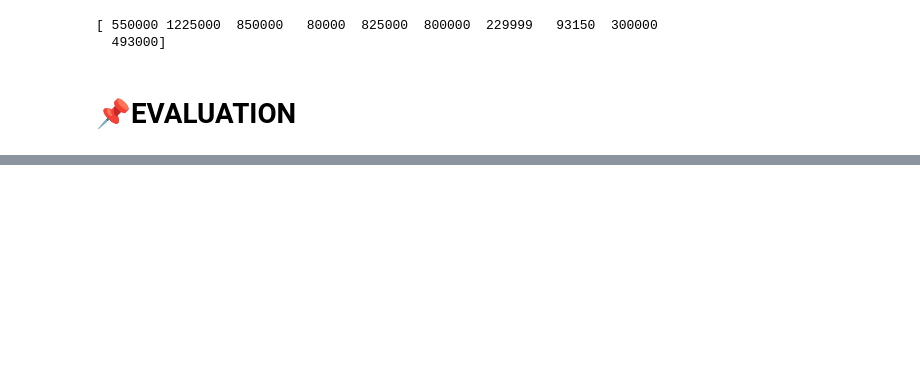
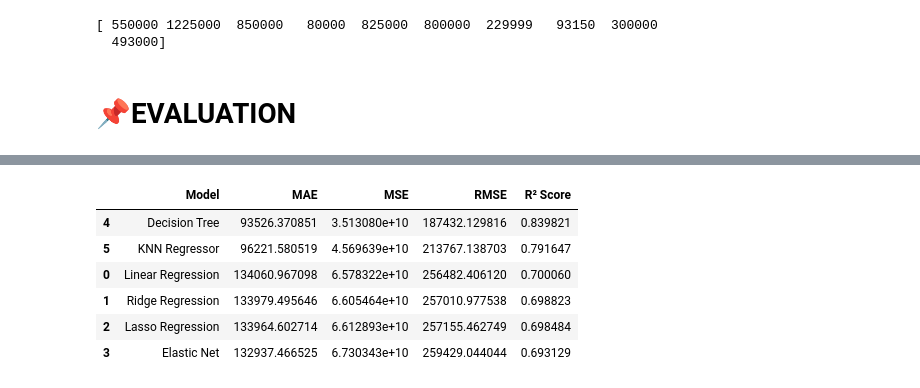
Before and after one commit to madamx11/Car-price-Prediction-Model, a Jupyter notebook: ml/Notebook_training_fixed (1).ipynb, the cells around one changed output, grey strips where cells are left out. Drawn from its saved outputs; the diff is of its cells as text; code cells hidden in the pictures; blank space fills up the shorter version.

```diff
--- a/ml/Notebook_training_fixed (1).ipynb
+++ b/ml/Notebook_training_fixed (1).ipynb
@@ -2718,0 +2768,50 @@ AttributeError: 'Index' object has no attribute 'sum'
+# %%
+results = []
+
+for name, model in models.items():
+
+    model.fit(x_train, y_train)
+
+    y_pred = model.predict(x_test)
+
+    mae = mean_absolute_error(y_test, y_pred)
+
+    mse = mean_squared_error(y_test, y_pred)
+
+    rmse = np.sqrt(mse)
+
+    r2 = r2_score(y_test, y_pred)
+
+    results.append([
+        name,
+        mae,
+        mse,
+        rmse,
+        r2
+    ])
+# %%
+comparison = pd.DataFrame(
+    results,
+    columns=[
+        "Model",
+        "MAE",
+        "MSE",
+        "RMSE",
+        "R² Score"
+    ]
+)
+
+comparison = comparison.sort_values(
+    by="R² Score",
+    ascending=False
+)
+
+comparison
+# %% [output]
+|  | Model | MAE | MSE | RMSE | R² Score |
+| 4 | Decision Tree | 93526.370851 | 3.513080e+10 | 187432.129816 | 0.839821 |
+| 5 | KNN Regressor | 96221.580519 | 4.569639e+10 | 213767.138703 | 0.791647 |
+| 0 | Linear Regression | 134060.967098 | 6.578322e+10 | 256482.406120 | 0.700060 |
+| 1 | Ridge Regression | 133979.495646 | 6.605464e+10 | 257010.977538 | 0.698823 |
+| 2 | Lasso Regression | 133964.602714 | 6.612893e+10 | 257155.462749 | 0.698484 |
+| 3 | Elastic Net | 132937.466525 | 6.730343e+10 | 259429.044044 | 0.693129 |
```
Also changed, not shown: parts of 22 cells of this notebook, 4 other files.
